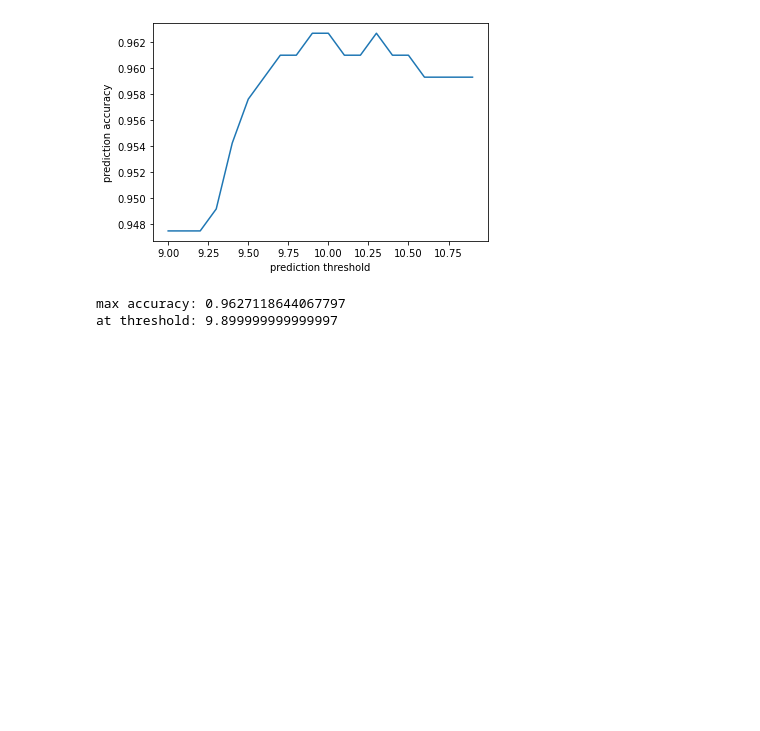
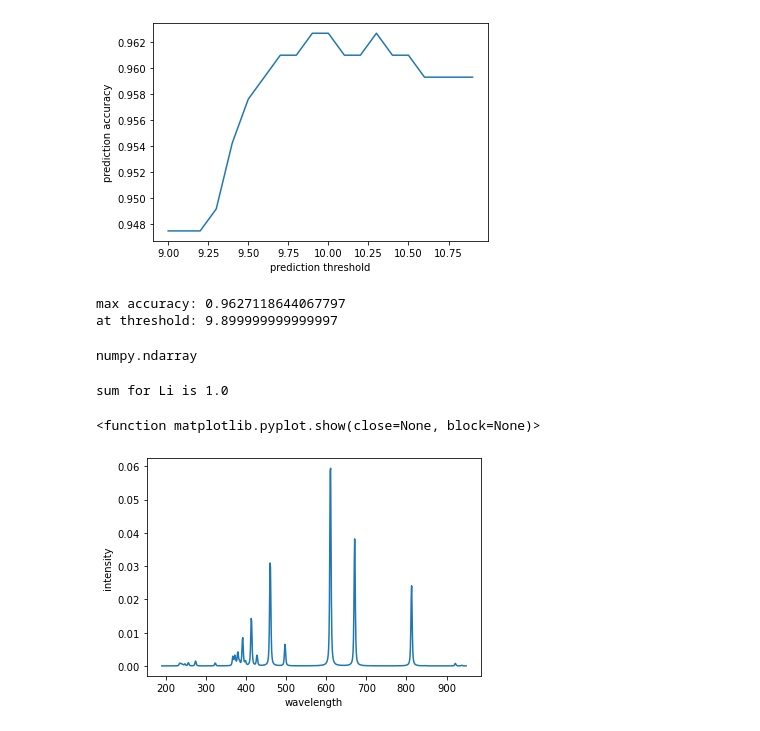
Before and after one commit to MWhitta/phaseMAP, a Jupyter notebook: Model_Test.ipynb, the cells around one changed output. Drawn from its saved outputs; the diff is of its cells as text; code cells hidden in the pictures; blank space fills up the shorter version.

Commit message:
Model_Test notebook to optimize candidate elements against input spectrum

```diff
--- a/Model_Test.ipynb
+++ b/Model_Test.ipynb
@@ -181,3 +183,30 @@ print(f"at threshold: {cutoff2[max_acc_ind]}")
 # %% [output]
 max accuracy: 0.9627118644067797
 at threshold: 9.899999999999997
+# %%
+#generate reference spectra
+spec_maker = spectrum_maker(max_z)
+
+#create array of reference spectra for these 20 elements.
+el_spec = np.zeros((20,760))
+wave = range(190, 950)
+for i in range(20):
+    fracs = np.zeros(20)
+    fracs[i] = 1
+    wave, el_spec[i], spec_array = spec_maker.make_spectra(fracs)
+# %%
+type(el_spec)
+# %% [output]
+numpy.ndarray
+# %%
+#check spectra
+z_el = 3
+print(f"sum for {elem_symb[z_el -1]} is {np.sum(el_spec[z_el -1])}")
+plt.plot(wave, el_spec[z_el -1])
+plt.xlabel('wavelength')
+plt.ylabel('intensity')
+plt.show
+# %% [output]
+sum for Li is 1.0
+<function matplotlib.pyplot.show(close=None, block=None)>
+[figure, added]
```
Also changed, not shown: parts of 5 cells of this notebook.
